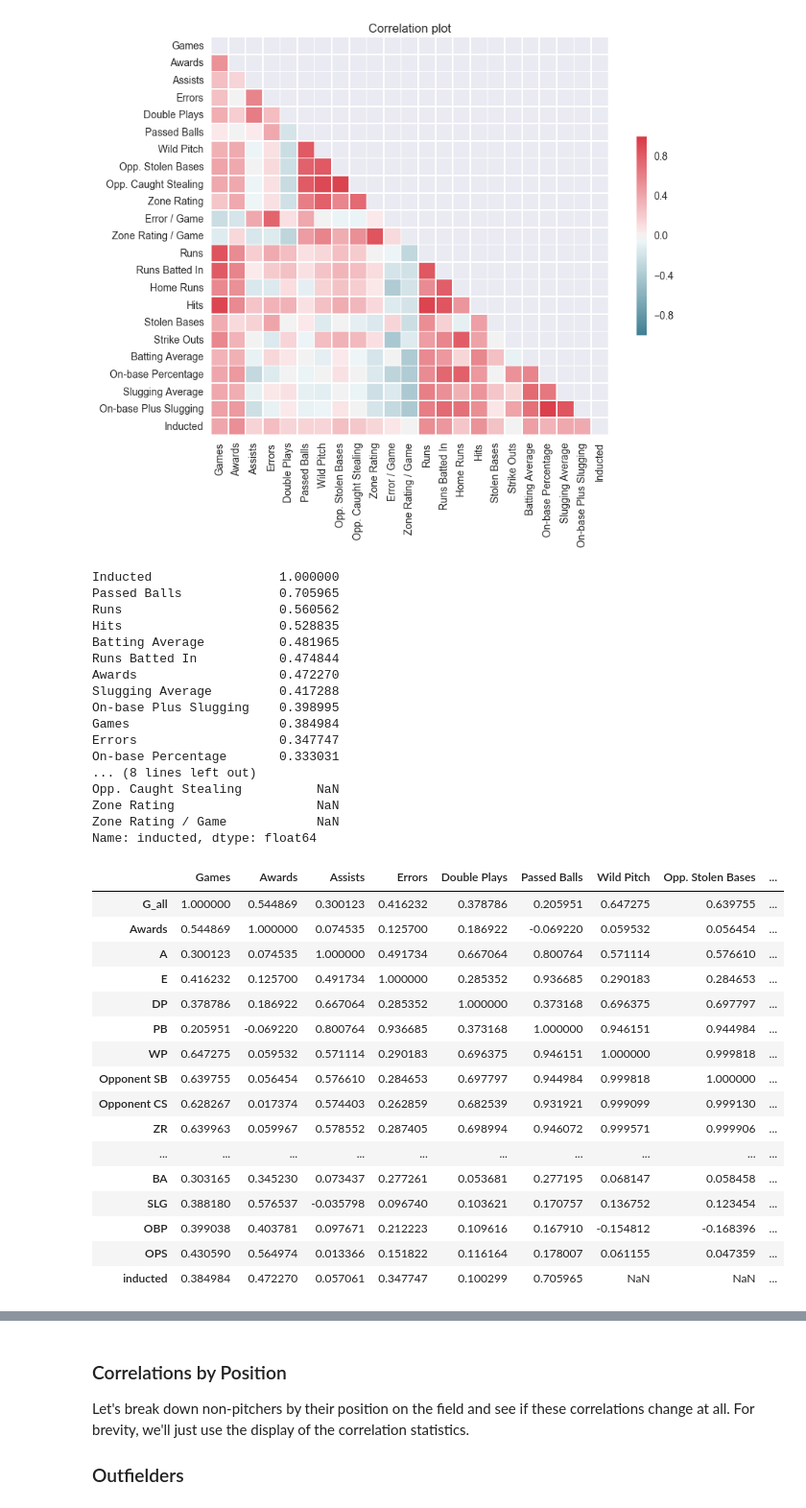
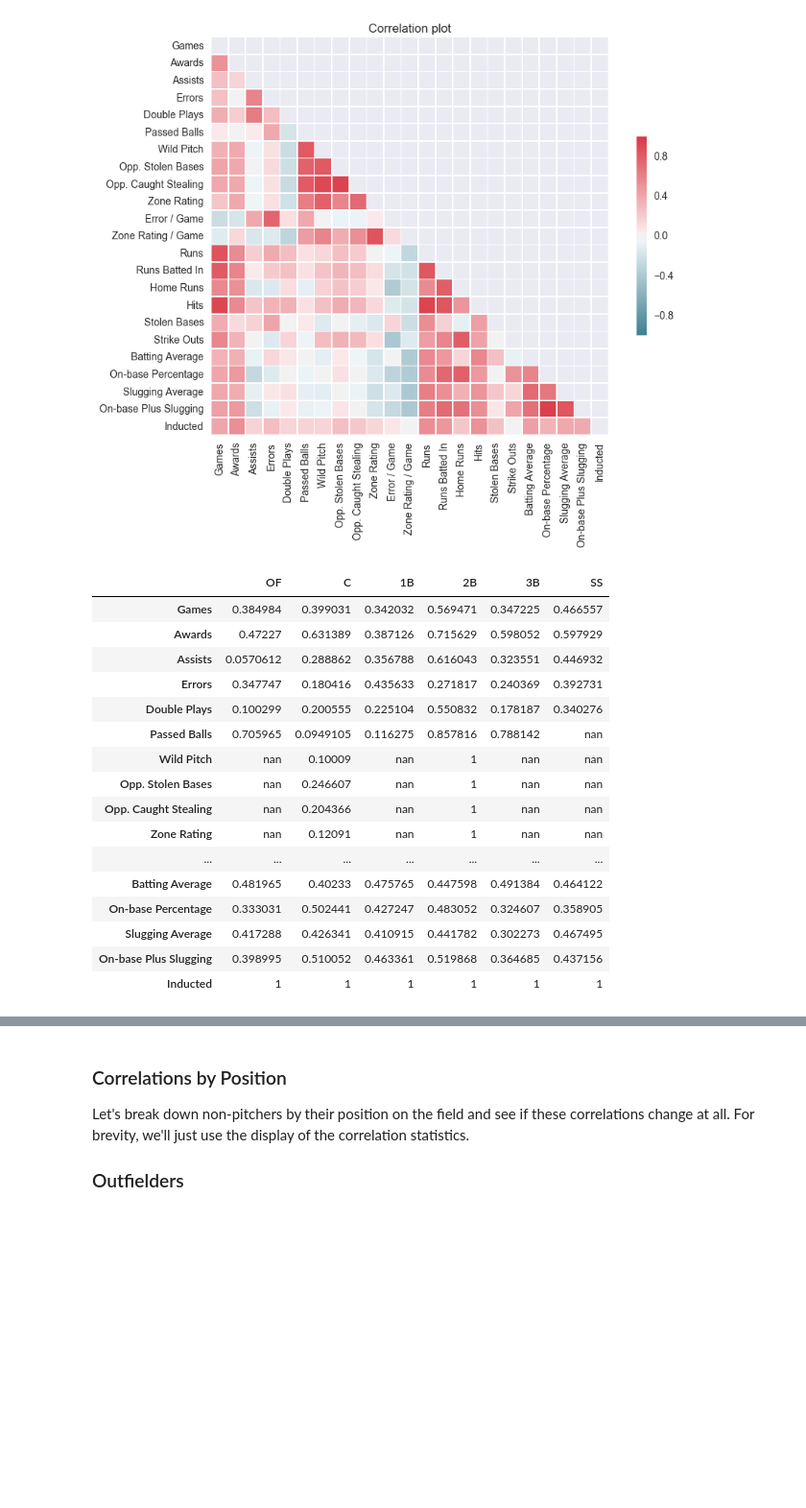
Before and after one commit to hueykwik/baseballhof, a Jupyter notebook: Baseball Hall of Fame Analysis.ipynb, the cells around one changed output, grey strips where cells are left out. Shown at 96% size. Cells and saved outputs as stored; diff of their text form; code cells hidden in the pictures; blank space fills up the shorter version.

Commit message:
Add background colors to position correlation.

```diff
--- a/Baseball Hall of Fame Analysis.ipynb
+++ b/Baseball Hall of Fame Analysis.ipynb
@@ -386,40 +408,35 @@ Strike Outs              0.036438
 Zone Rating / Game      -0.005756
 Name: inducted, dtype: float64
 [figure]
-# %%
-p = create_corr_plot(non_pitchers.loc[non_pitchers.Position == 'OF'], show_plot=False)
-# %% [output]
-Inducted                 1.000000
-Passed Balls             0.705965
-Runs                     0.560562
-Hits                     0.528835
-Batting Average          0.481965
-Runs Batted In           0.474844
-Awards                   0.472270
-Slugging Average         0.417288
-On-base Plus Slugging    0.398995
-Games                    0.384984
-Errors                   0.347747
-On-base Percentage       0.333031
-... (8 lines left out)
-Opp. Caught Stealing          NaN
-Zone Rating                   NaN
-Zone Rating / Game            NaN
-Name: inducted, dtype: float64
-|  | Games | Awards | Assists | Errors | Double Plays | Passed Balls | Wild Pitch | Opp. Stolen Bases | ... |
-| G_all | 1.000000 | 0.544869 | 0.300123 | 0.416232 | 0.378786 | 0.205951 | 0.647275 | 0.639755 | ... |
-| Awards | 0.544869 | 1.000000 | 0.074535 | 0.125700 | 0.186922 | -0.069220 | 0.059532 | 0.056454 | ... |
-| A | 0.300123 | 0.074535 | 1.000000 | 0.491734 | 0.667064 | 0.800764 | 0.571114 | 0.576610 | ... |
-| E | 0.416232 | 0.125700 | 0.491734 | 1.000000 | 0.285352 | 0.936685 | 0.290183 | 0.284653 | ... |
-| DP | 0.378786 | 0.186922 | 0.667064 | 0.285352 | 1.000000 | 0.373168 | 0.696375 | 0.697797 | ... |
-| PB | 0.205951 | -0.069220 | 0.800764 | 0.936685 | 0.373168 | 1.000000 | 0.946151 | 0.944984 | ... |
-| WP | 0.647275 | 0.059532 | 0.571114 | 0.290183 | 0.696375 | 0.946151 | 1.000000 | 0.999818 | ... |
-| Opponent SB | 0.639755 | 0.056454 | 0.576610 | 0.284653 | 0.697797 | 0.944984 | 0.999818 | 1.000000 | ... |
-| Opponent CS | 0.628267 | 0.017374 | 0.574403 | 0.262859 | 0.682539 | 0.931921 | 0.999099 | 0.999130 | ... |
-| ZR | 0.639963 | 0.059967 | 0.578552 | 0.287405 | 0.698994 | 0.946072 | 0.999571 | 0.999906 | ... |
-| ... | ... | ... | ... | ... | ... | ... | ... | ... | ... |
-| BA | 0.303165 | 0.345230 | 0.073437 | 0.277261 | 0.053681 | 0.277195 | 0.068147 | 0.058458 | ... |
-| SLG | 0.388180 | 0.576537 | -0.035798 | 0.096740 | 0.103621 | 0.170757 | 0.136752 | 0.123454 | ... |
-| OBP | 0.399038 | 0.403781 | 0.097671 | 0.212223 | 0.109616 | 0.167910 | -0.154812 | -0.168396 | ... |
-| OPS | 0.430590 | 0.564974 | 0.013366 | 0.151822 | 0.116164 | 0.178007 | 0.061155 | 0.047359 | ... |
-| inducted | 0.384984 | 0.472270 | 0.057061 | 0.347747 | 0.100299 | 0.705965 | NaN | NaN | ... |
+# %%
+positions = ['OF', 'C', '1B', '2B', '3B', 'SS']
+
+correlations = []
+
+for pos in positions:
+    correlations.append(create_corr_df(non_pitchers.loc[non_pitchers.Position == pos])['Inducted'])
+
+position_corr = pd.concat(correlations, axis=1)
+position_corr.columns = positions
+
+cmap = sns.diverging_palette(220, 10, as_cmap=True)
+
+position_corr.style.background_gradient(cmap=cmap)
+# %% [output]
+|  | OF | C | 1B | 2B | 3B | SS |
+| Games | 0.384984 | 0.399031 | 0.342032 | 0.569471 | 0.347225 | 0.466557 |
+| Awards | 0.47227 | 0.631389 | 0.387126 | 0.715629 | 0.598052 | 0.597929 |
+| Assists | 0.0570612 | 0.288862 | 0.356788 | 0.616043 | 0.323551 | 0.446932 |
+| Errors | 0.347747 | 0.180416 | 0.435633 | 0.271817 | 0.240369 | 0.392731 |
+| Double Plays | 0.100299 | 0.200555 | 0.225104 | 0.550832 | 0.178187 | 0.340276 |
+| Passed Balls | 0.705965 | 0.0949105 | 0.116275 | 0.857816 | 0.788142 | nan |
+| Wild Pitch | nan | 0.10009 | nan | 1 | nan | nan |
+| Opp. Stolen Bases | nan | 0.246607 | nan | 1 | nan | nan |
+| Opp. Caught Stealing | nan | 0.204366 | nan | 1 | nan | nan |
+| Zone Rating | nan | 0.12091 | nan | 1 | nan | nan |
+| ... | ... | ... | ... | ... | ... | ... |
+| Batting Average | 0.481965 | 0.40233 | 0.475765 | 0.447598 | 0.491384 | 0.464122 |
+| On-base Percentage | 0.333031 | 0.502441 | 0.427247 | 0.483052 | 0.324607 | 0.358905 |
+| Slugging Average | 0.417288 | 0.426341 | 0.410915 | 0.441782 | 0.302273 | 0.467495 |
+| On-base Plus Slugging | 0.398995 | 0.510052 | 0.463361 | 0.519868 | 0.364685 | 0.437156 |
+| Inducted | 1 | 1 | 1 | 1 | 1 | 1 |
```
Also changed, not shown: parts of 6 cells of this notebook.
